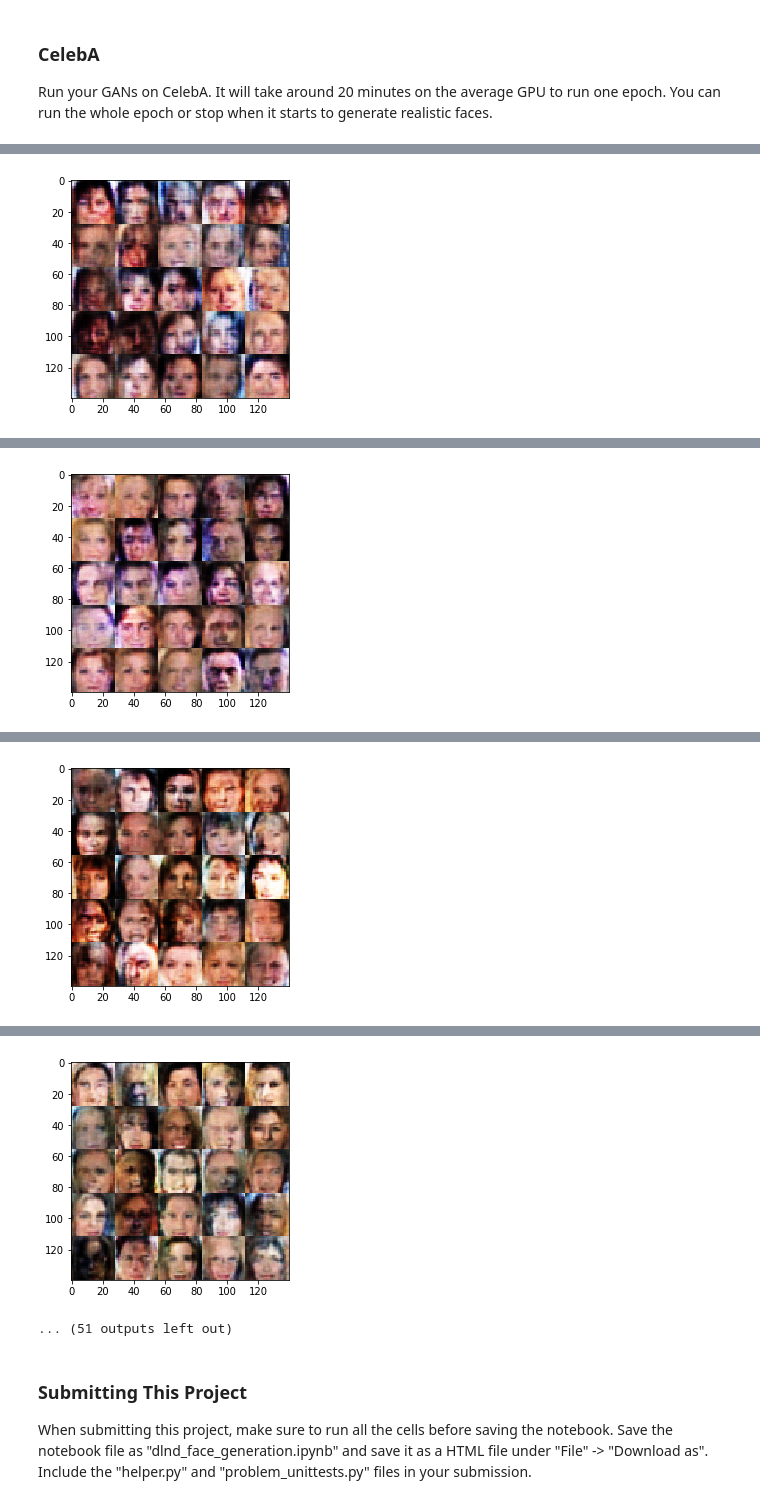
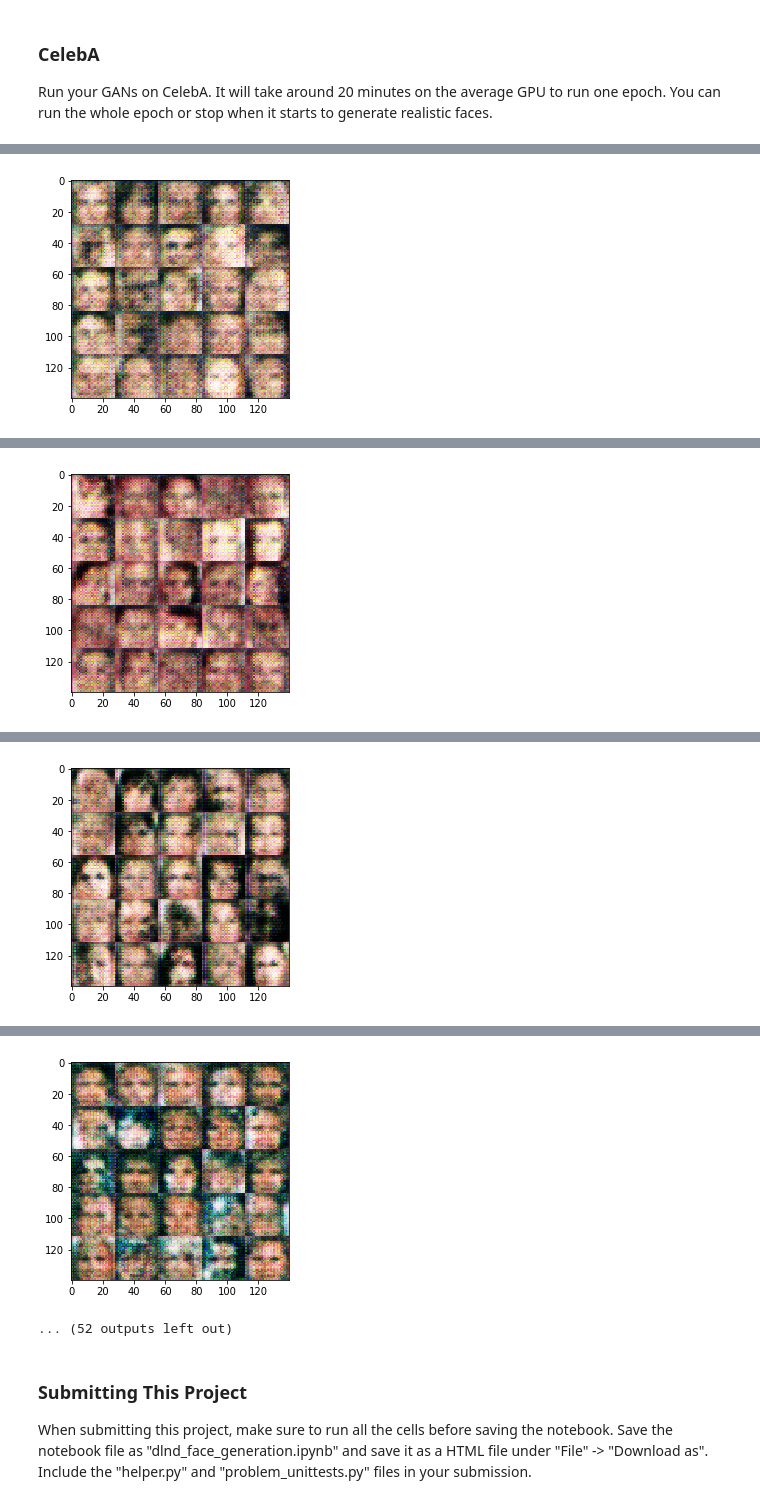
Before and after one commit to fengchongwang/deep-learning, a Jupyter notebook: face_generation/dlnd_face_generation.ipynb, the cells around one changed output, grey strips where cells are left out. Drawn from its saved outputs; the diff is of its cells as text; code cells hidden in the pictures.

```diff
--- a/face_generation/dlnd_face_generation.ipynb
+++ b/face_generation/dlnd_face_generation.ipynb
@@ -168,7 +173,7 @@ Tests Passed
 ### Generator
 Implement `generator` to generate an image using `z`. This function should be able to reuse the variabes in the neural network.  Use [`tf.variable_scope`](https://www.tensorflow.org/api_docs/python/tf/variable_scope) with a scope name of "generator" to allow the variables to be reused. The function should return the generated 28 x 28 x `out_channel_dim` images.
 # %%
-def generator(z, out_channel_dim, is_train=True, alpha=0.01):
+def generator(z, out_channel_dim, is_train=True, alpha=0.2):
     """
     Create the generator network
     :param z: Input z
@@ -177,17 +182,28 @@ def generator(z, out_channel_dim, is_train=True, alpha=0.01):
     :return: The tensor output of the generator
     """
     with tf.variable_scope('generator', reuse=not is_train):
-            gen_layer = tf.layers.dense(inputs=z, units=7*7*128, use_bias=False)
-            gen_layer = tf.reshape(gen_layer, (-1, 7, 7, 128))
+            gen_layer = tf.layers.dense(inputs=z, units=7*7*512, use_bias=False)
+
+#             gen_layer = tf.layers.conv2d_transpose(gen_layer, 512, 5, 2,'SAME', use_bias=False)
             gen_layer = tf.layers.batch_normalization(gen_layer, training=is_train)
-            gen_layer = tf.nn.relu(features=gen_layer)
+            gen_layer = tf.reshape(gen_layer, (-1, 7, 7, 512))
+            gen_layer = tf.layers.batch_normalization(gen_layer, training=is_train)
+            gen_layer = tf.nn.leaky_relu(alpha=0.2, features=gen_layer)
 
-            gen_layer = tf.layers.conv2d_transpose(gen_layer, 52, 5, 2,'SAME', use_bias=False)
+            gen_layer = tf.layers.conv2d_transpose(gen_layer, 256, 5, 2,'SAME', use_bias=False)
             gen_layer = tf.layers.batch_normalization(gen_layer, training=is_train)
-            gen_layer = tf.nn.relu(features=gen_layer)
+            gen_layer = tf.nn.leaky_relu(alpha=0.2, features=gen_layer)
+
+            gen_layer = tf.layers.conv2d_transpose(gen_layer, 128, 5, 2,'SAME', use_bias=False)
+            gen_layer = tf.layers.batch_normalization(gen_layer, training=is_train)
+            gen_layer = tf.nn.leaky_relu(alpha=0.2, features=gen_layer)
 
 
-            gen_layer = tf.layers.conv2d_transpose(gen_layer, out_channel_dim, 5, 2,'SAME', use_bias=False)
+            gen_layer = tf.layers.conv2d_transpose(gen_layer, 36, 5, 1,'SAME', use_bias=False)
+            gen_layer = tf.layers.batch_normalization(gen_layer, training=is_train)
+            gen_layer = tf.nn.leaky_relu(alpha=0.2, features=gen_layer)
+
+            gen_layer = tf.layers.conv2d_transpose(gen_layer, out_channel_dim, 5, 1,'SAME', use_bias=False)
             out = tf.tanh(gen_layer)
 
     return out
@@ -219,8 +235,9 @@ def model_loss(input_real, input_z, out_channel_dim, alpha=0.9):
     d_model_fake, d_logits_fake = discriminator(g_model, reuse=True)
 
     # Calculate the Losses for it real, fake & generated models
-    d_loss_real = tf.reduce_mean(
-        tf.nn.sigmoid_cross_entropy_with_logits(logits=d_logits_real, labels=tf.ones_like(d_model_real)))
+    # Label smoothing for discriminator is according to https://github.com/soumith/ganhacks
+    d_loss_real = tf.reduce_mean( tf.nn.sigmoid_cross_entropy_with_logits(
+        logits=d_logits_real, labels=tf.random_uniform(tf.shape(d_model_real), minval=0.7, maxval=1.2)))
     d_loss_fake = tf.reduce_mean(tf.nn.sigmoid_cross_entropy_with_logits(
         logits=d_logits_fake, labels=tf.zeros_like(d_model_fake)))
     g_loss = tf.reduce_mean(tf.nn.sigmoid_cross_entropy_with_logits(
@@ -308,6 +325,7 @@ Implement `train` to build and train the GANs.  Use the following functions you
 Use the `show_generator_output` to show `generator` output while you train. Running `show_generator_output` for every batch will drastically increase training time and increase the size of the notebook.  It's recommended to print the `generator` output every 100 batches.
 # %%
 def train(epoch_count, batch_size, z_dim, learning_rate, beta1, get_batches, data_shape, data_image_mode):
+
     """
     Train the GAN
     :param epoch_count: Number of epochs
@@ -319,6 +337,8 @@ def train(epoch_count, batch_size, z_dim, learning_rate, beta1, get_batches, dat
     :param data_shape: Shape of the data
     :param data_image_mode: The image mode to use for images ("RGB" or "L")
     """
+
+
     input_real, input_z, lr = model_inputs(data_shape[1], data_shape[2], data_shape[3], z_dim)
 
     d_loss, g_loss = model_loss(input_real, input_z, data_shape[3])
@@ -334,14 +354,13 @@ def train(epoch_count, batch_size, z_dim, learning_rate, beta1, get_batches, dat
                 steps +=1
                 batch_images = batch_images * 2
                 batch_z = np.random.uniform(-1, 1, size=(batch_size, z_dim))
-                # Run optimizers
                 _ = sess.run(d_opt, feed_dict={input_real: batch_images, input_z: batch_z, lr: learning_rate})
                 _ = sess.run(g_opt, feed_dict={input_real: batch_images, input_z: batch_z, lr: learning_rate})
-
+                _ = sess.run(d_opt, feed_dict={input_real: batch_images, input_z: batch_z, lr: learning_rate})
+                _ = sess.run(g_opt, feed_dict={input_real: batch_images, input_z: batch_z, lr: learning_rate})
                 if steps % 10 == 0:
                     train_loss_d = d_loss.eval({input_real: batch_images, input_z: batch_z})
                     train_loss_g = g_loss.eval({input_z: batch_z})
-
                     print("Epoch {}/{}...".format(epoch_i+1, epochs),
                           "Batch {}...".format(steps),
                           "Discriminator Loss: {:.4f}...".format(train_loss_d),
@@ -349,6 +368,7 @@ def train(epoch_count, batch_size, z_dim, learning_rate, beta1, get_batches, dat
 
                 if steps % 100 == 0:
                     show_generator_output(sess, show_n_images, input_z, data_shape[3], data_image_mode)
+            show_generator_output(sess, 25, input_z, data_shape[3], data_image_mode)
 # %% [markdown]
 ### MNIST
 Test your GANs architecture on MNIST.  After 2 epochs, the GANs should be able to generate images that look like handwritten digits.  Make sure the loss of the generator is lower than the loss of the discriminator or close to 0.
@@ -424,9 +457,9 @@ Epoch 2/2... Batch 230... Discriminator Loss: 1.2276... Generator Loss: 0.7959
 Run your GANs on CelebA.  It will take around 20 minutes on the average GPU to run one epoch.  You can run the whole epoch or stop when it starts to generate realistic faces.
 # %%
 batch_size = 64
-z_dim = 100
-learning_rate = 0.0007
-beta1 = 0.3
+z_dim = 70
+learning_rate = 0.001
+beta1 = 0.5
 
 
 """
@@ -474 +507 @@ Epoch 1/1... Batch 300... Discriminator Loss: 2.0050... Generator Loss: 2.4410
-[figure, old version]
+[figure, new version]
@@ -485 +518 @@ Epoch 1/1... Batch 400... Discriminator Loss: 1.1078... Generator Loss: 0.9255
-[figure, old version]
+[figure, new version]
@@ -496 +529 @@ Epoch 1/1... Batch 500... Discriminator Loss: 1.2593... Generator Loss: 0.4686
-[figure, old version]
+[figure, new version]
@@ -507,5 +540,5 @@ Epoch 1/1... Batch 600... Discriminator Loss: 1.1671... Generator Loss: 0.7244
-[figure, old version]
+[figure, new version]
-... (51 outputs left out)
+... (52 outputs left out)
 # %% [markdown]
 ### Submitting This Project
 When submitting this project, make sure to run all the cells before saving the notebook. Save the notebook file as "dlnd_face_generation.ipynb" and save it as a HTML file under "File" -> "Download as". Include the "helper.py" and "problem_unittests.py" files in your submission.
```
Also changed, not shown: parts of 3 cells of this notebook, 1 other file.
